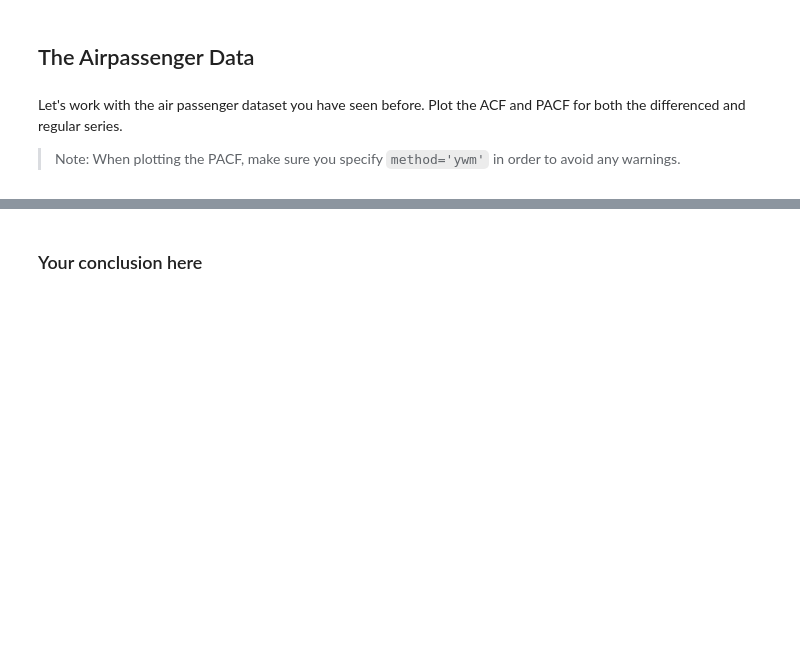
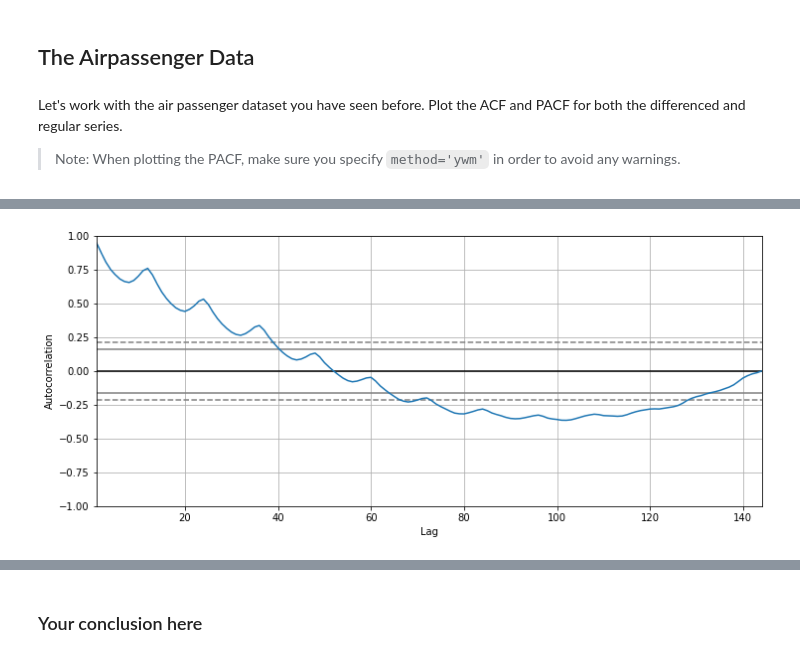
Before and after one commit to kevgross89/dsc-corr-autocorr-in-time-series-lab, a Jupyter notebook: index.ipynb, the cells around one changed output, grey strips where cells are left out. Cells and saved outputs as stored; diff of their text form; code cells hidden in the pictures; blank space fills up the shorter version.

```diff
--- a/index.ipynb
+++ b/index.ipynb
@@ -190,0 +195,7 @@ air.head()
+# %%
+# Plot ACF (regular)
+
+plt.figure(figsize=(12,5))
+pd.plotting.autocorrelation_plot(air.dropna());
+# %% [output]
+[figure, added]
```
Also changed, not shown: parts of 16 cells of this notebook.
